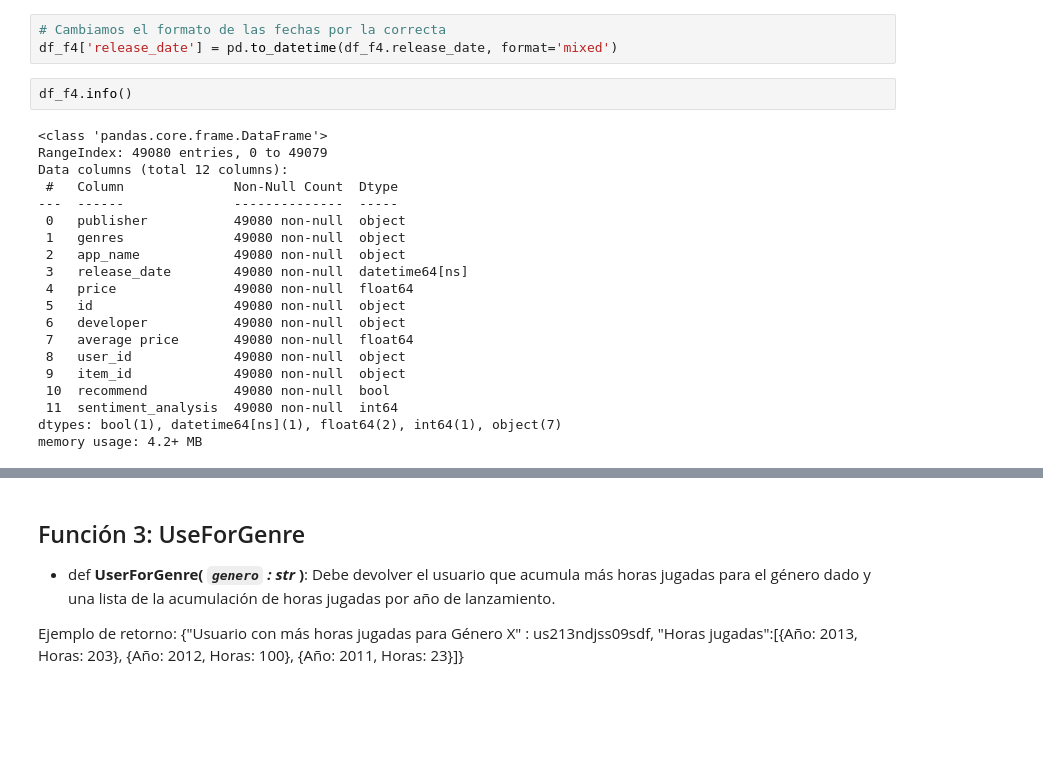
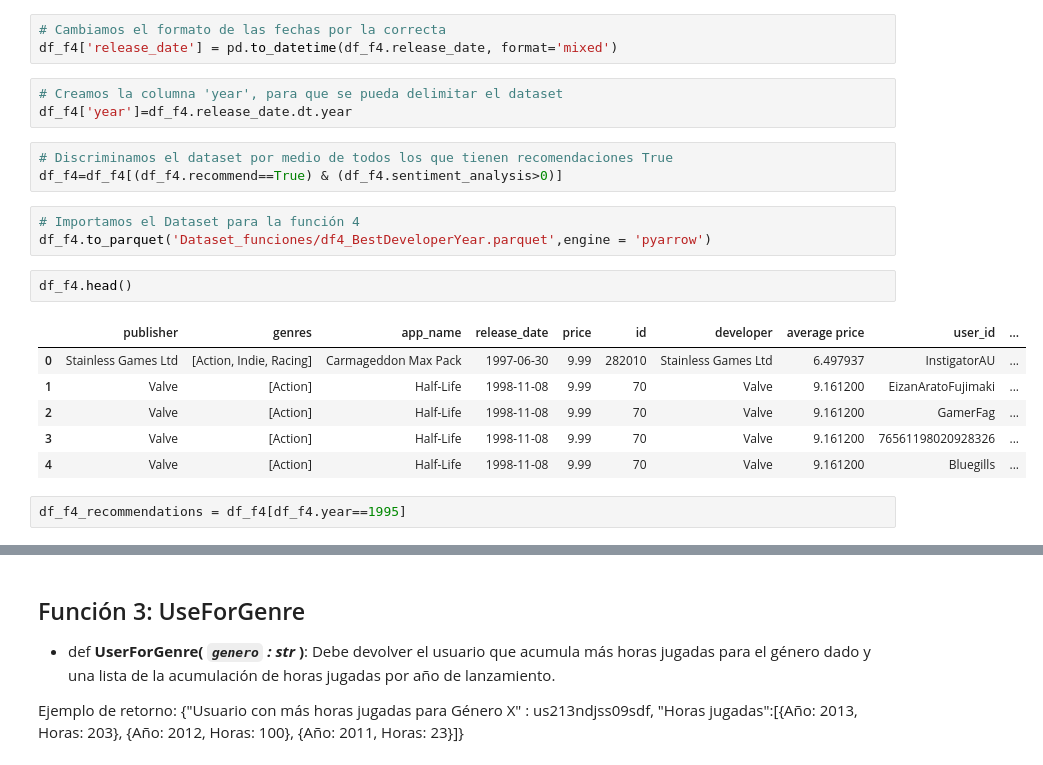
Before and after one commit to JPeraltaBorjas/Sistema_de_Recomendacion_de_videojuegos_MLOps-P1, a Jupyter notebook: 2. Funciones_MLOps.ipynb, the cells around one changed output, grey strips where cells are left out. Drawn from its saved outputs; the diff is of its cells as text; blank space fills up the shorter version.

```diff
--- a/2. Funciones_MLOps.ipynb
+++ b/2. Funciones_MLOps.ipynb
@@ -61,25 +73,23 @@ df_f4=pd.merge(games,reviews,how='inner',left_on='id',right_on='item_id')
 # %%
 # Cambiamos el formato de las fechas por la correcta
 df_f4['release_date'] = pd.to_datetime(df_f4.release_date, format='mixed')
+# %%
+# Creamos la columna 'year', para que se pueda delimitar el dataset
+df_f4['year']=df_f4.release_date.dt.year
+# %%
+# Discriminamos el dataset por medio de todos los que tienen recomendaciones True
+df_f4=df_f4[(df_f4.recommend==True) & (df_f4.sentiment_analysis>0)]
+# %%
+# Importamos el Dataset para la función 4
+df_f4.to_parquet('Dataset_funciones/df4_BestDeveloperYear.parquet',engine = 'pyarrow')
 # %%
-df_f4.info()
+df_f4.head()
 # %% [output]
-<class 'pandas.core.frame.DataFrame'>
-RangeIndex: 49080 entries, 0 to 49079
-Data columns (total 12 columns):
- #   Column              Non-Null Count  Dtype
----  ------              --------------  -----
- 0   publisher           49080 non-null  object
- 1   genres              49080 non-null  object
- 2   app_name            49080 non-null  object
- 3   release_date        49080 non-null  datetime64[ns]
- 4   price               49080 non-null  float64
- 5   id                  49080 non-null  object
- 6   developer           49080 non-null  object
- 7   average price       49080 non-null  float64
- 8   user_id             49080 non-null  object
- 9   item_id             49080 non-null  object
- 10  recommend           49080 non-null  bool
- 11  sentiment_analysis  49080 non-null  int64
-dtypes: bool(1), datetime64[ns](1), float64(2), int64(1), object(7)
-memory usage: 4.2+ MB
+|  | publisher | genres | app_name | release_date | price | id | developer | average price | user_id | ... |
+| 0 | Stainless Games Ltd | [Action, Indie, Racing] | Carmageddon Max Pack | 1997-06-30 | 9.99 | 282010 | Stainless Games Ltd | 6.497937 | InstigatorAU | ... |
+| 1 | Valve | [Action] | Half-Life | 1998-11-08 | 9.99 | 70 | Valve | 9.161200 | EizanAratoFujimaki | ... |
+| 2 | Valve | [Action] | Half-Life | 1998-11-08 | 9.99 | 70 | Valve | 9.161200 | GamerFag | ... |
+| 3 | Valve | [Action] | Half-Life | 1998-11-08 | 9.99 | 70 | Valve | 9.161200 | 76561198020928326 | ... |
+| 4 | Valve | [Action] | Half-Life | 1998-11-08 | 9.99 | 70 | Valve | 9.161200 | Bluegills | ... |
+# %%
+df_f4_recommendations = df_f4[df_f4.year==1995]
```
Also changed, not shown: parts of 16 cells of this notebook, 5 other files.
